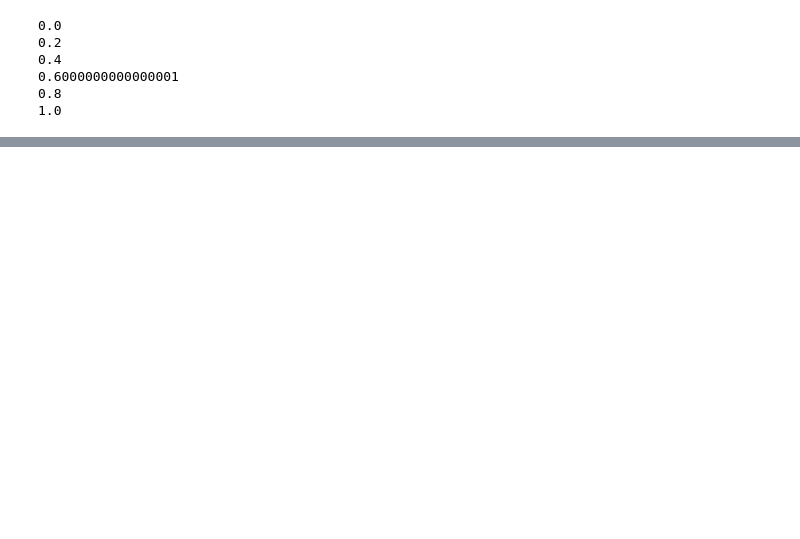
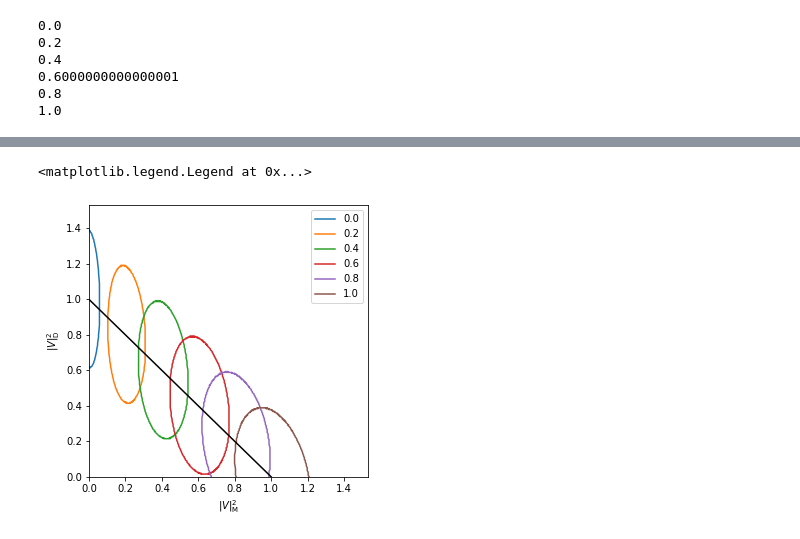
Before and after one commit to arock1/HNL_MuonCollider, a Jupyter notebook: N_ljj/python/Maj_vs_Dir_contour.ipynb, the cells around one changed output, grey strips where cells are left out. Cells and saved outputs as stored; diff of their text form; code cells hidden in the pictures; blank space fills up the shorter version.

```diff
--- a/N_ljj/python/Maj_vs_Dir_contour.ipynb
+++ b/N_ljj/python/Maj_vs_Dir_contour.ipynb
@@ -116,0 +135,18 @@ plt.legend()
+# %%
+plt.figure(figsize=(5,5))
+
+for r, df_plot in data_dt.items():
+    plt.plot(df_plot.M, df_plot.D, label=round(r,1))
+
+
+plt.plot([0, V2_lim], [V2_lim, 0], c='black')
+
+plt.margins(x=0, y=0)
+plt.xlim(0, max([x_max, y_max])*1.1)
+plt.ylim(0, max([x_max, y_max])*1.1)
+plt.xlabel(r'$|V|^2_{\rm M}$')
+plt.ylabel(r'$|V|^2_{\rm D}$')
+plt.legend()
+# %% [output]
+<matplotlib.legend.Legend at 0x...>
+[figure, added]
```
Also changed, not shown: parts of 4 cells of this notebook.
